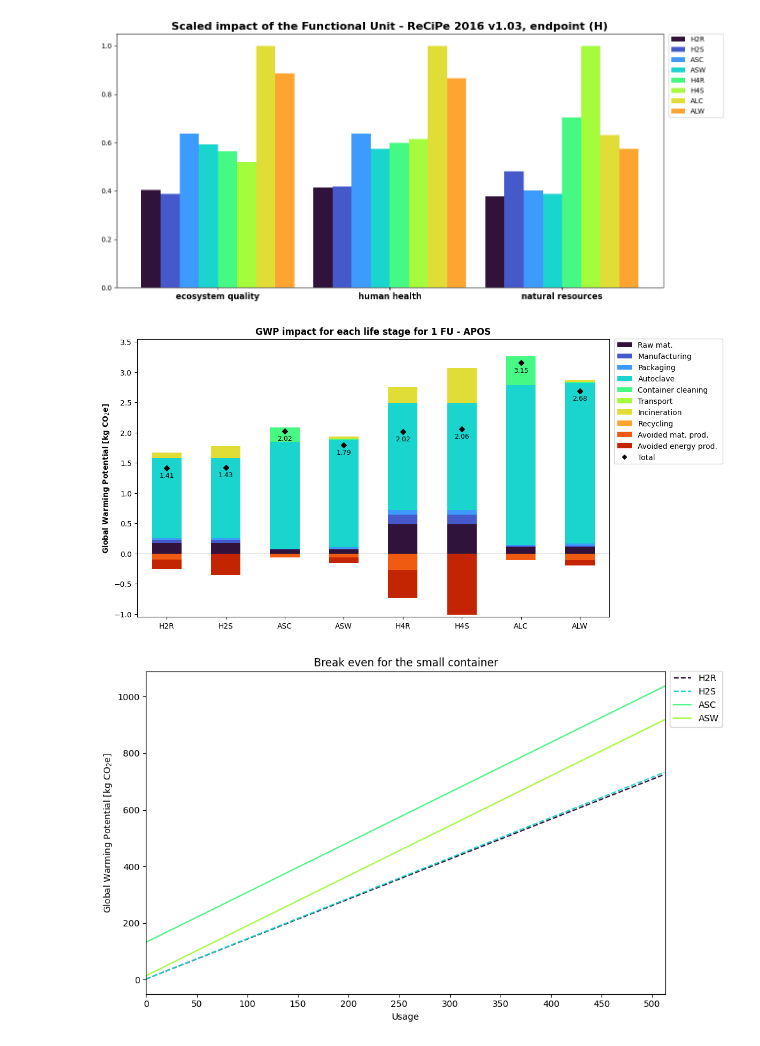
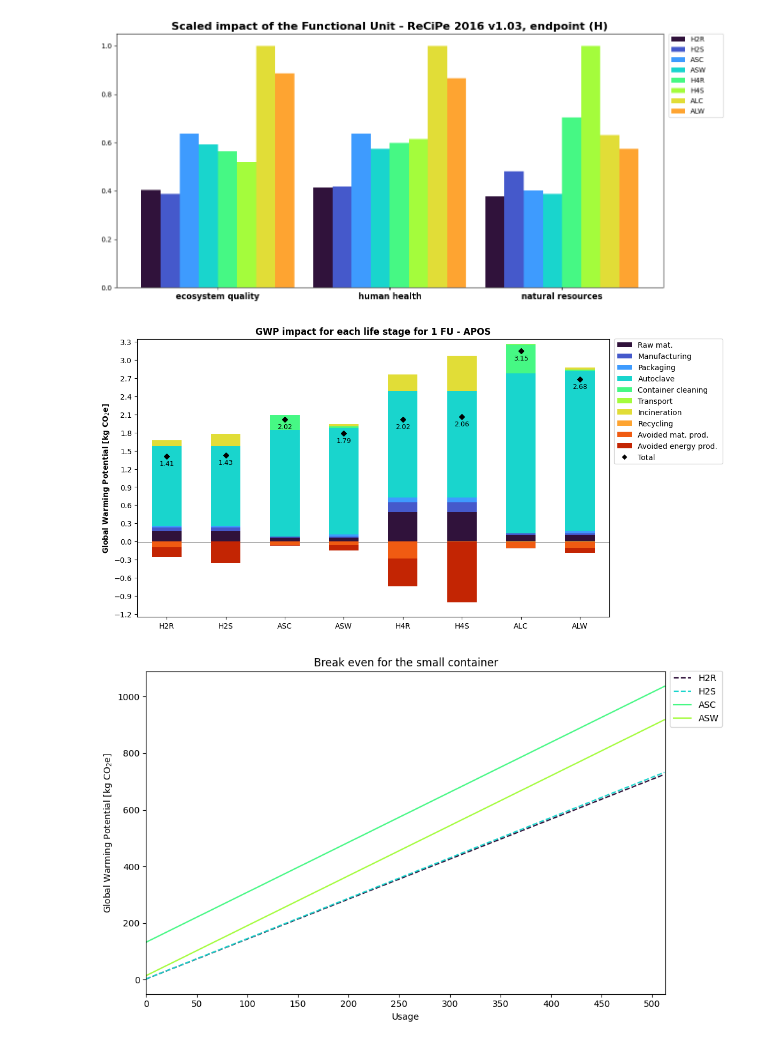
Before and after one commit to RuneWF/Single-use-vs-multi-use-in-health-care, a Jupyter notebook: Brighway/Ofir/Ofir.ipynb, the cells around one changed output. Drawn from its saved outputs; the diff is of its cells as text; code cells hidden in the pictures.

```diff
--- a/Brighway/Ofir/Ofir.ipynb
+++ b/Brighway/Ofir/Ofir.ipynb
@@ -168,15 +168,15 @@ if 'recipe' not in lcia_method:
     lp.single_score_plot(directory, df_tot, colors, flow_legend, save_dir, db_type)
 # %%
 
-y_min = -1
-y_max = 3.5
-step = 0.5
+y_min = -1.2
+y_max = 3.3
+step = 0.3
 leg_pos = 0.55
 marker_offset = 0.18
 y_axis_values = [y_min, y_max, step, leg_pos, marker_offset]
 df_stacked = lp.gwp_scenario_plot(df_GWP, inputs, y_axis_values)
 # %% [output]
-[figure, old version]
+[figure, new version]
 # %%
 amount_of_uses = 513
 lp.break_even_graph(df_stacked, inputs, amount_of_uses)
```
Also changed, not shown: 6 other files.
